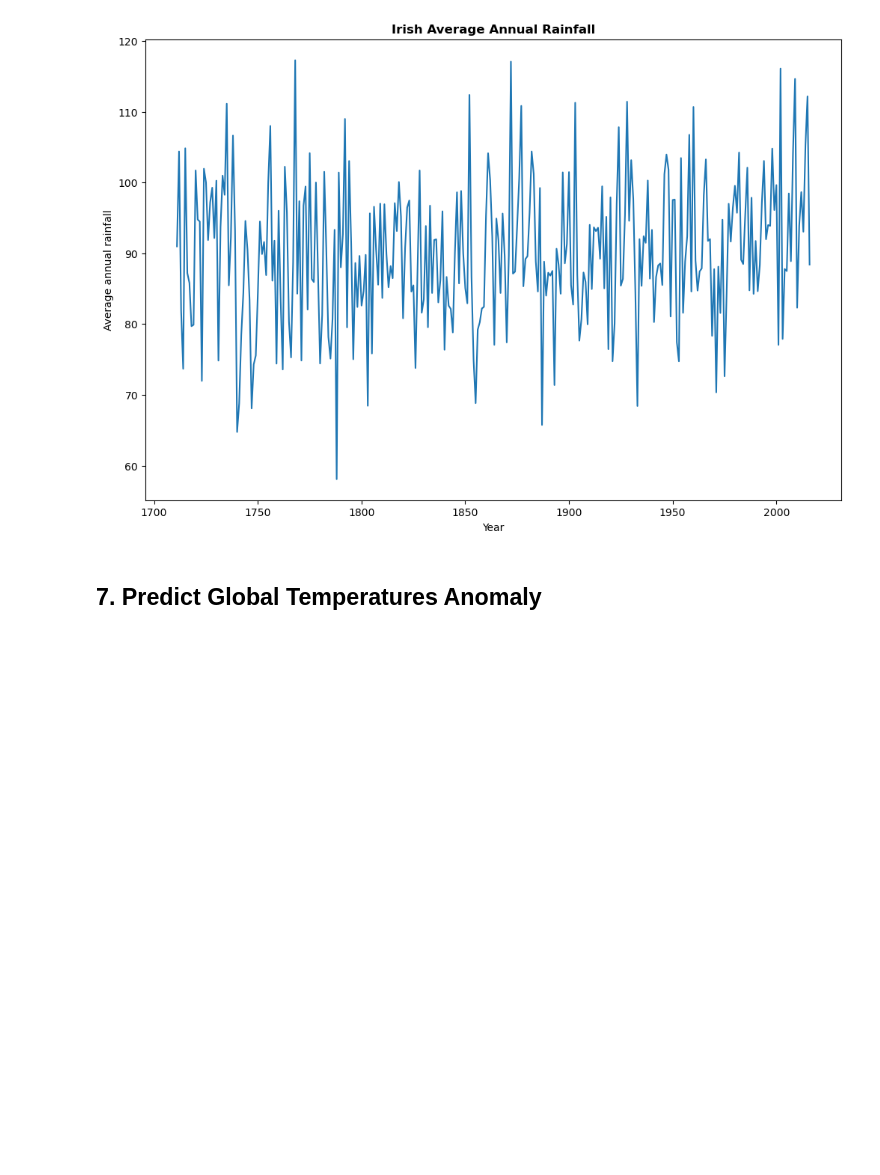
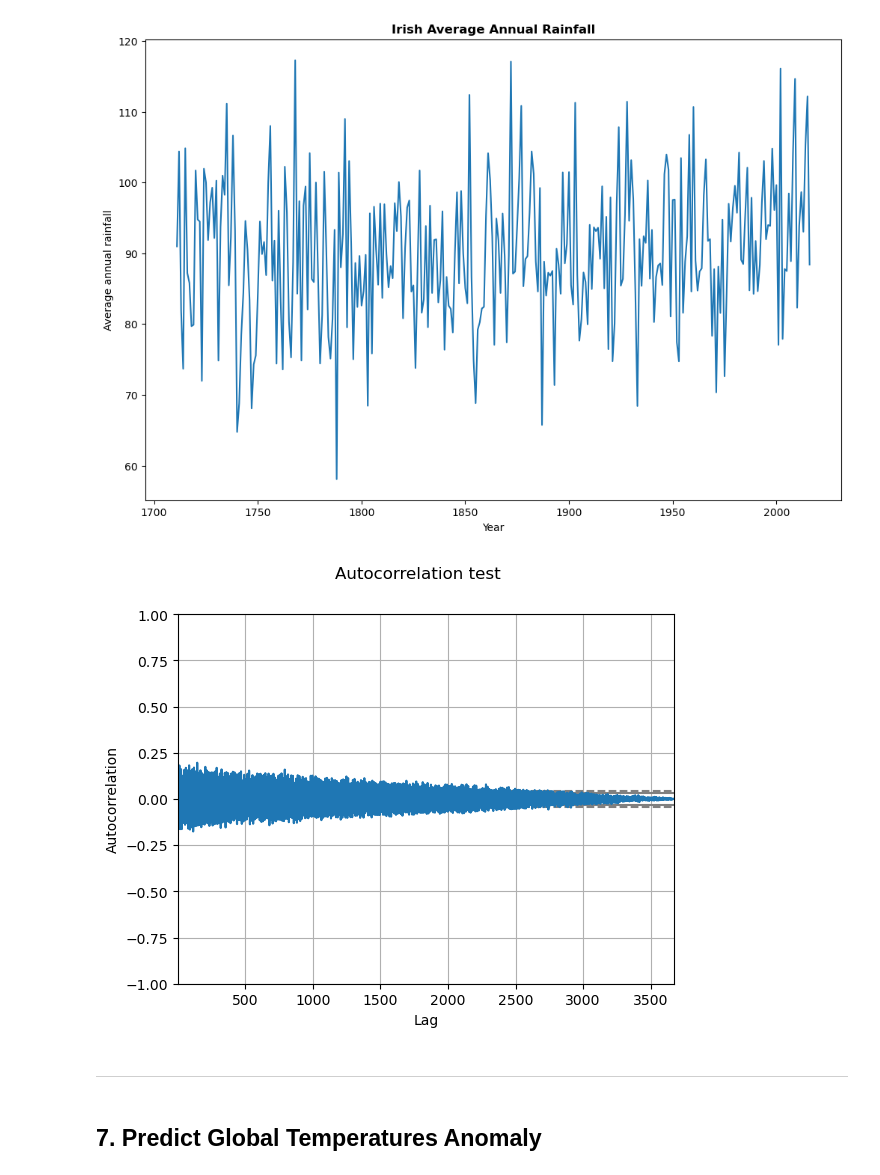
Before and after one commit to lgrealish/PfDA_Project_2, a Jupyter notebook: PfDA_Assignment2.ipynb, the cells around one changed output. Cells and saved outputs as stored; diff of their text form; code cells hidden in the pictures; blank space fills up the shorter version.

```diff
--- a/PfDA_Assignment2.ipynb
+++ b/PfDA_Assignment2.ipynb
@@ -583,6 +597,15 @@ plt.title('Irish Average Annual Rainfall', weight="bold")
 plt.show()
 # %% [output]
 [figure]
+# %%
+from pandas.plotting import autocorrelation_plot
+plt.suptitle('Autocorrelation test')
+autocorrelation_plot(irish_rain['Median montly series'])
+plt.show()
+# %% [output]
+[figure, added]
+# %% [markdown]
+***
 # %% [markdown]
 ## 7. Predict Global Temperatures Anomaly <a id="predict-anomaly"></a>
 # %%
```
Also changed, not shown: parts of 14 cells of this notebook, 1 other file.
